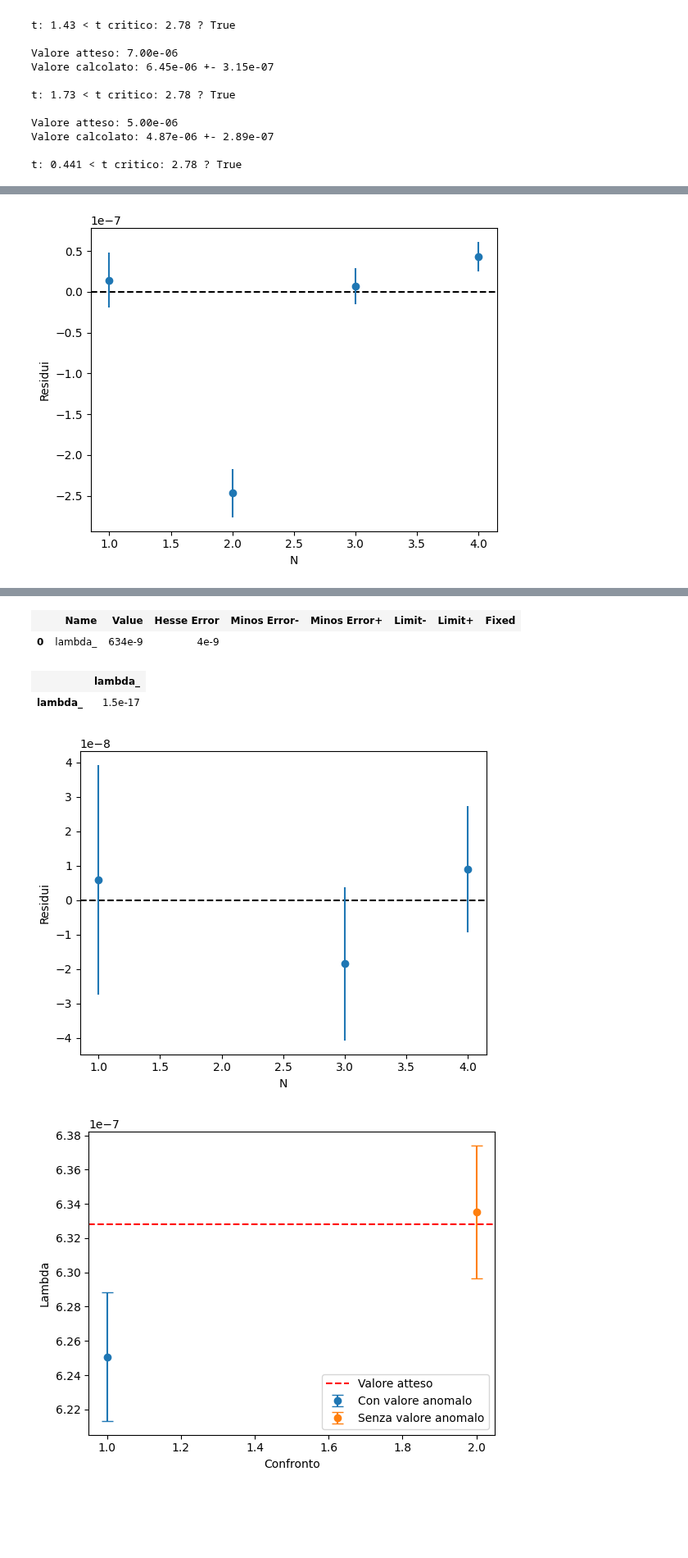
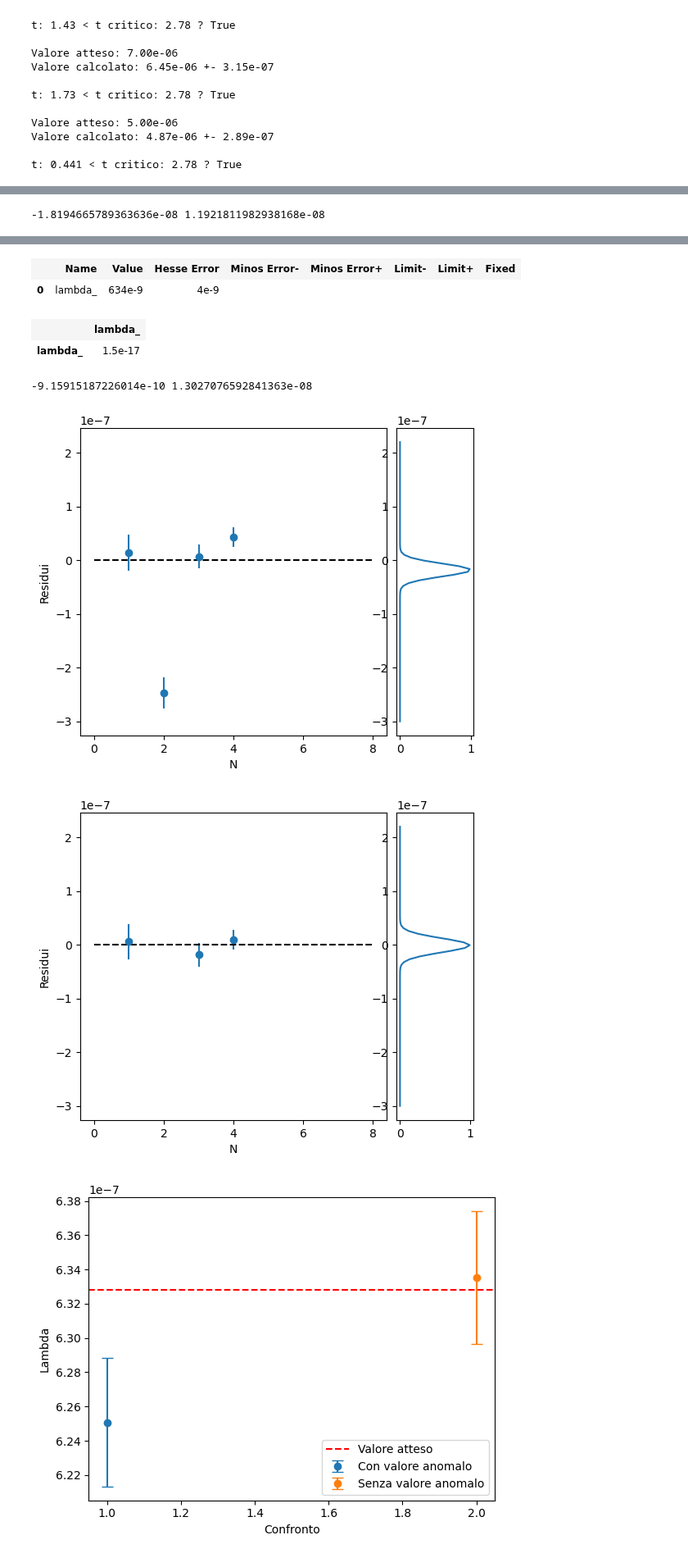
Before and after one commit to ARossiUnimib/Laboratorio-2---Gruppo-21-A.A.-2023-24, a Jupyter notebook: Notebooks/Interferometro/Interferometro.ipynb, the cells around one changed output, grey strips where cells are left out. Shown at 82% size. Saved outputs shown, nothing was run; the diff lists cells and outputs as text; code cells hidden in the pictures; blank space fills up the shorter version.

```diff
--- a/Notebooks/Interferometro/Interferometro.ipynb
+++ b/Notebooks/Interferometro/Interferometro.ipynb
@@ -378,13 +378,38 @@ err_lambda_con_2 = m.errors["lambda_"]
 
 def mostra_residui(N, y, err_y, model, x):
     residuals = y - model(N, x)
-    plt.axhline(0, color="black", linestyle="--")
-    plt.errorbar(N, residuals, yerr=err_y, fmt="o")
-    plt.xlabel("N")
-    plt.ylabel("Residui")
-    plt.show()
+
+    fig = plt.figure(figsize=(6, 6))
+
+    gs = fig.add_gridspec(2, 2,  width_ratios=(4, 1), height_ratios=(1, 4),
+                        left=0.1, right=0.9, bottom=0.1, top=0.9,
+                        wspace=0.05, hspace=0.05)
+
+    ax = fig.add_subplot(gs[1, 0])
+    ax_ploty = fig.add_subplot(gs[1, 1], sharey=ax)
+
+    # weigthed mean of residuals
+
+
+    ax.errorbar(N, residuals, yerr=err_y, fmt='o')
+    ax.hlines(0,0,8,color='black',linestyle='--')
+    ax.set_xlabel("N")
+    ax.set_ylabel("Residui")
+    ax.plot()
+
+    # weighted mean of residuals
+    mean = np.sum(residuals/err_y**2) / np.sum(1/err_y**2)
+    std = 1/np.sqrt(np.sum(1/err_y**2))
+    print(mean, std)
+
+    x = np.linspace(-3e-7, 2.2e-7, 100)
+    ax_ploty.plot(np.exp(-0.5*((x-mean)/std)**2), x)
+
+    # ax_ploty.set_ylim(1, 2.25)
+    # ax_ploty.hlines([mean-2*std, mean+2*std], 0, 1, color='r')
 
 mostra_residui(N, y, err_y, model, lambda_con_2)
+
 
 
 # rimuovo secondo elemento (ha un valore anomalo)
@@ -397,35 +422,37 @@ minimi_quadrati = LeastSquares(N, y, err_y, model)
 m = Minuit(minimi_quadrati, lambda_=630*10**(-9))
 
 m.migrad()
 m.hesse()
 display(m)
 lambda_senza_2 = m.values["lambda_"]
 err_lambda_senza_2 = m.errors["lambda_"]
 
 mostra_residui(N, y, err_y, model, lambda_senza_2)
 # %% [output]
 | Migrad |  |
 | FCN = 75.43 (χ²/ndof = 25.1) | Nfcn = 18 |
 | EDM = 8.38e-19 (Goal: 0.0002) |  |
 | Valid Minimum | Below EDM threshold (goal x 10) |
 | No parameters at limit | Below call limit |
 | Hesse ok | Covariance accurate |
 |  | Name | Value | Hesse Error | Minos Error- | Minos Error+ | Limit- | Limit+ | Fixed |
 | 0 | lambda_ | 625e-9 | 4e-9 |  |  |  |  |  |
 |  | lambda_ |
 | lambda_ | 1.4e-17 |
-[figure, old version]
+-1.8194665789363636e-08 1.1921811982938168e-08
 | Migrad |  |
 | FCN = 0.9616 (χ²/ndof = 0.5) | Nfcn = 18 |
 | EDM = 4.32e-21 (Goal: 0.0002) |  |
 | Valid Minimum | Below EDM threshold (goal x 10) |
 | No parameters at limit | Below call limit |
 | Hesse ok | Covariance accurate |
 |  | Name | Value | Hesse Error | Minos Error- | Minos Error+ | Limit- | Limit+ | Fixed |
 | 0 | lambda_ | 634e-9 | 4e-9 |  |  |  |  |  |
 |  | lambda_ |
 | lambda_ | 1.5e-17 |
+-9.15915187226014e-10 1.3027076592841363e-08
+[figure, new version]
-[figure, old version]
+[figure, new version]
 # %%
 # confronta con lambda_con_2 e lambda_senza_2 con valore atteso, disegna una retta
 # orizzontale per il valore vero e rappresenta lambda_con_2 e lambda_senza_2 con le loro barre d'errore e dei trattini che le delimitano
```
Also changed, not shown: parts of 2 cells of this notebook, 1 other file.
